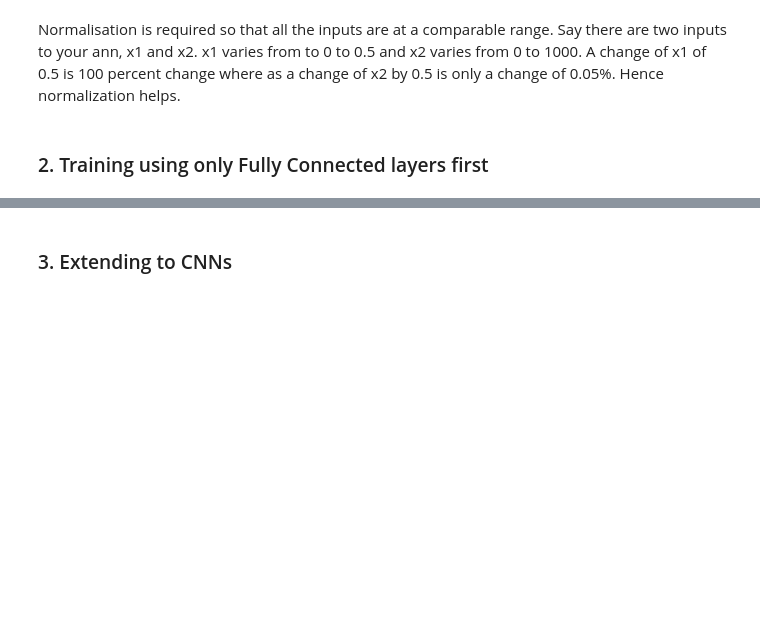
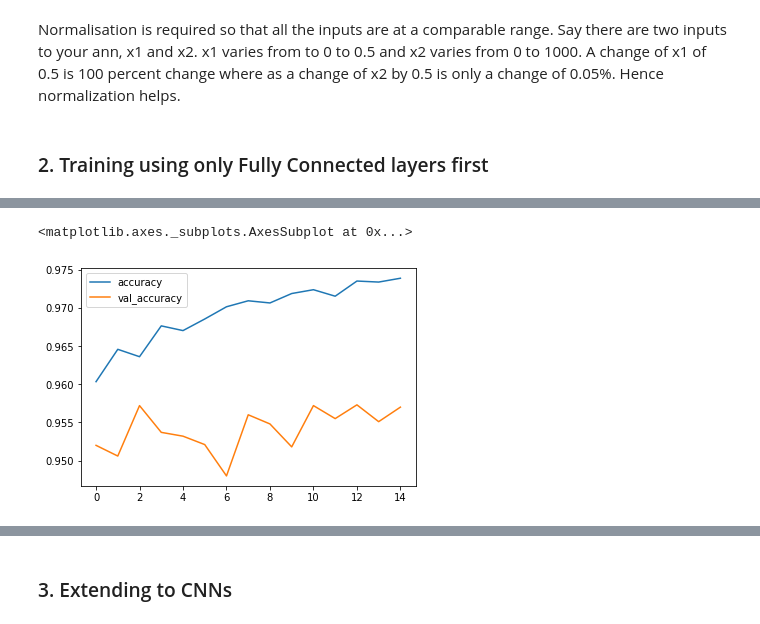
Before and after one commit to fabiodemo/Deep-Learning-CV-CNN-TL, a Jupyter notebook: cnn_implementation.ipynb, the cells around one changed output, grey strips where cells are left out. Drawn from its saved outputs; the diff is of its cells as text; code cells hidden in the pictures; blank space fills up the shorter version.

```diff
--- a/cnn_implementation.ipynb
+++ b/cnn_implementation.ipynb
@@ -124,0 +159,2 @@ Say there are two inputs to your ann, x1 and x2. x1 varies from to 0 to 0.5 and
+# %%
+model.fit(X_train, y_train, validation_data=(X_test, y_test), epochs=3)
@@ -124,0 +169,2 @@ Say there are two inputs to your ann, x1 and x2. x1 varies from to 0 to 0.5 and
+# %%
+model.fit(X_train, y_train, validation_data=(X_test, y_test), epochs=6)
@@ -124,0 +185,2 @@ Say there are two inputs to your ann, x1 and x2. x1 varies from to 0 to 0.5 and
+# %%
+hist = model.fit(X_train, y_train, validation_data=(X_test, y_test), epochs=15)
@@ -124,0 +205,6 @@ Say there are two inputs to your ann, x1 and x2. x1 varies from to 0 to 0.5 and
+# %%
+import pandas as pd
+# hist.history
+# pd.DataFrame(hist.history)
+df = pd.DataFrame(hist.history)
+df
@@ -124,0 +228,5 @@ Say there are two inputs to your ann, x1 and x2. x1 varies from to 0 to 0.5 and
+# %%
+df[['accuracy', 'val_accuracy']].plot()
+# %% [output]
+<matplotlib.axes._subplots.AxesSubplot at 0x...>
+[figure, added]
```
Also changed, not shown: parts of 16 cells of this notebook.
